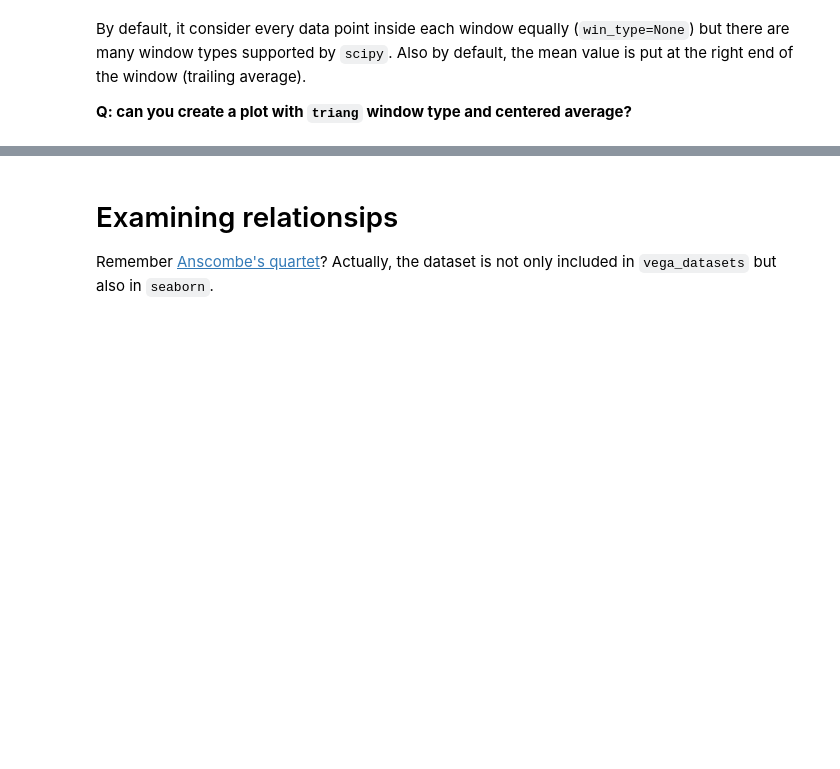
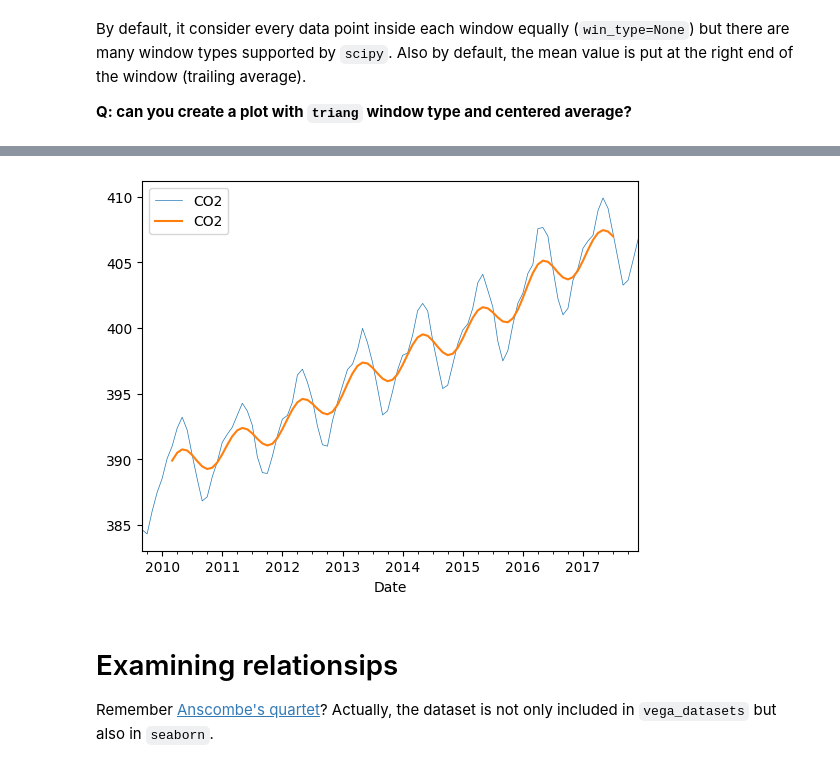
Before and after one commit to babaling/dviz-course, a Jupyter notebook: docs/m09-estimation/lab09_notebook_shin_jihye.ipynb, the cells around one changed output, grey strips where cells are left out. Saved outputs shown, nothing was run; the diff lists cells and outputs as text; code cells hidden in the pictures; blank space fills up the shorter version.

```diff
--- a/docs/m09-estimation/lab09_notebook_shin_jihye.ipynb
+++ b/docs/m09-estimation/lab09_notebook_shin_jihye.ipynb
@@ -358,3 +419,10 @@ By default, it consider every data point inside each window equally (`win_type=N
+# %%
+# YOUR SOLUTION HERE
+ax = co2[-100:].plot(lw=0.5)
+co2[-100:].rolling(window=12, win_type='triang', center=True).mean().plot(ax=ax)
+plt.show()
+# %% [output]
+[figure, added]
 # %% [markdown]
 # Examining relationsips
 
```
Also changed, not shown: parts of 38 cells of this notebook, 3 other files.
